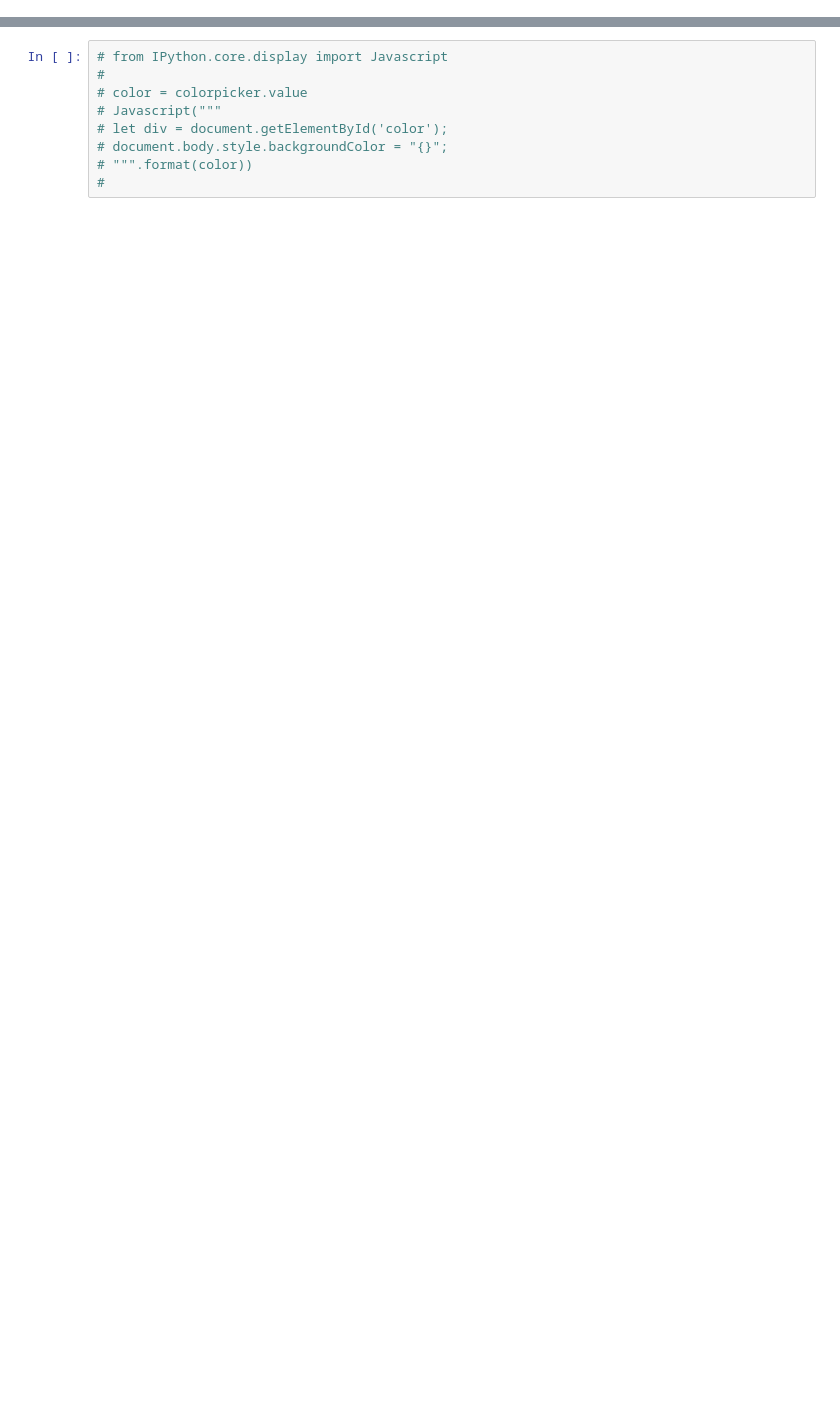
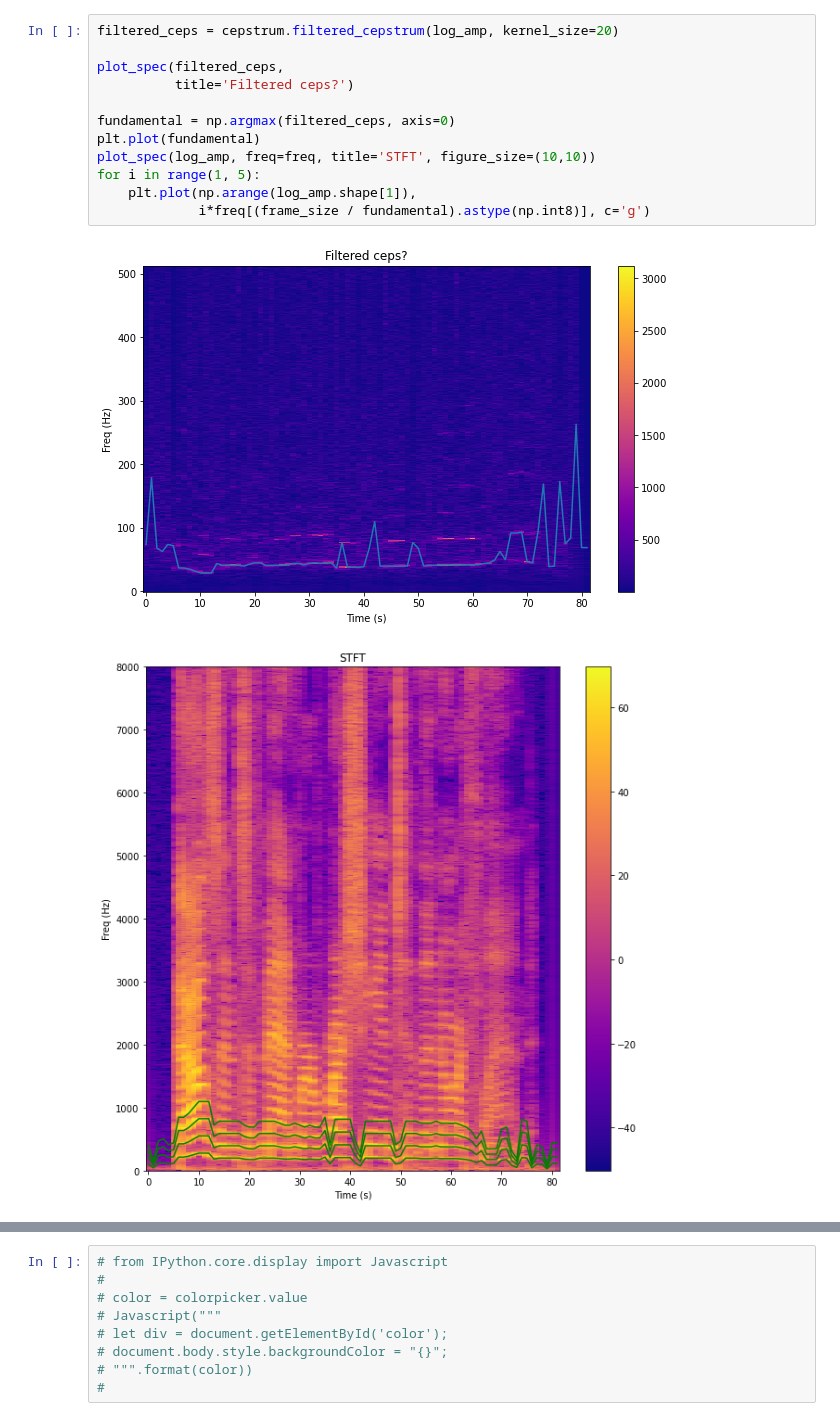
Before and after one commit to yunquian/CS-545-Project, a Jupyter notebook: spec_visualization.ipynb, the cells around one changed output, grey strips where cells are left out. Cells and saved outputs as stored; diff of their text form; blank space fills up the shorter version.

```diff
--- a/spec_visualization.ipynb
+++ b/spec_visualization.ipynb
@@ -116,0 +113,15 @@ analyze(freq[:fn], frame[:fn])
+# %%
+filtered_ceps = cepstrum.filtered_cepstrum(log_amp, kernel_size=20)
+
+plot_spec(filtered_ceps,
+          title='Filtered ceps?')
+
+fundamental = np.argmax(filtered_ceps, axis=0)
+plt.plot(fundamental)
+plot_spec(log_amp, freq=freq, title='STFT', figure_size=(10,10))
+for i in range(1, 5):
+    plt.plot(np.arange(log_amp.shape[1]),
+             i*freq[(frame_size / fundamental).astype(np.int8)], c='g')
+# %% [output]
+[figure, added]
+[figure, added]
```
Also changed, not shown: parts of 14 cells of this notebook, 14 other files.
